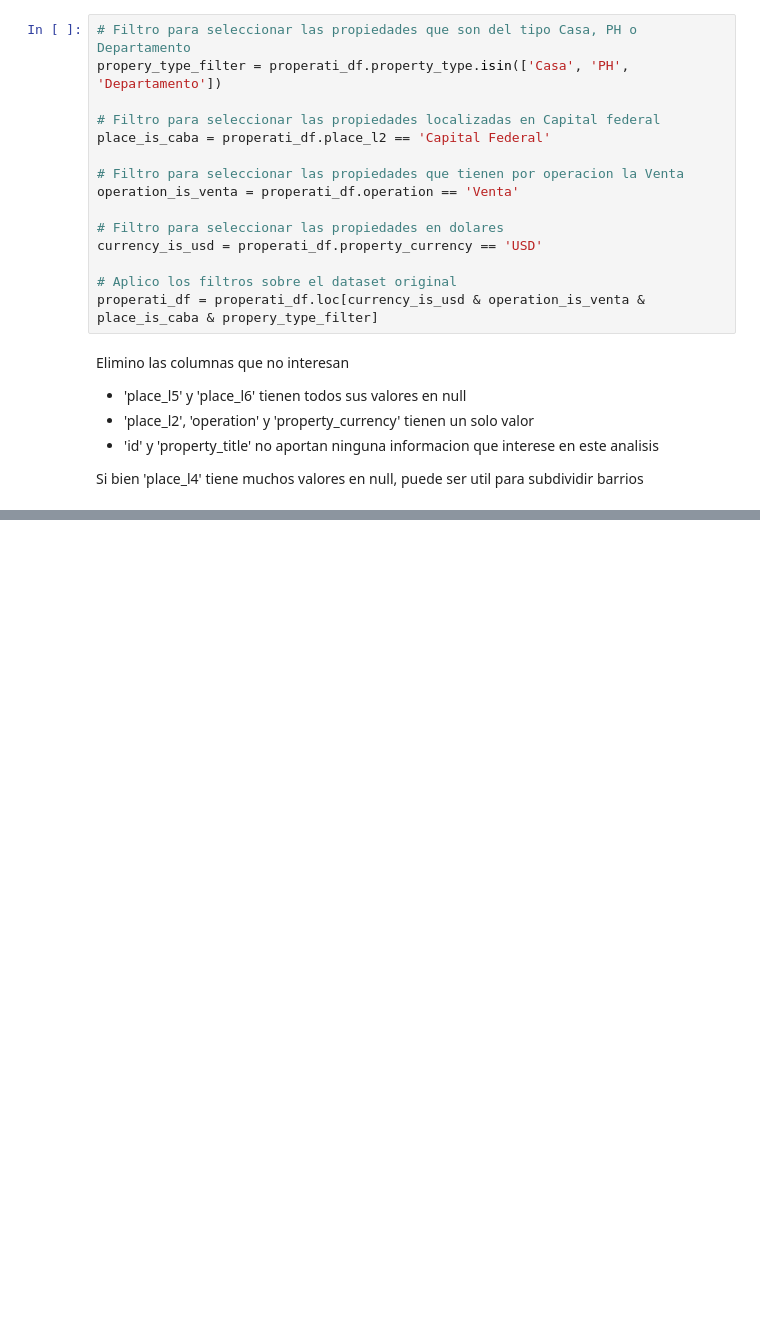
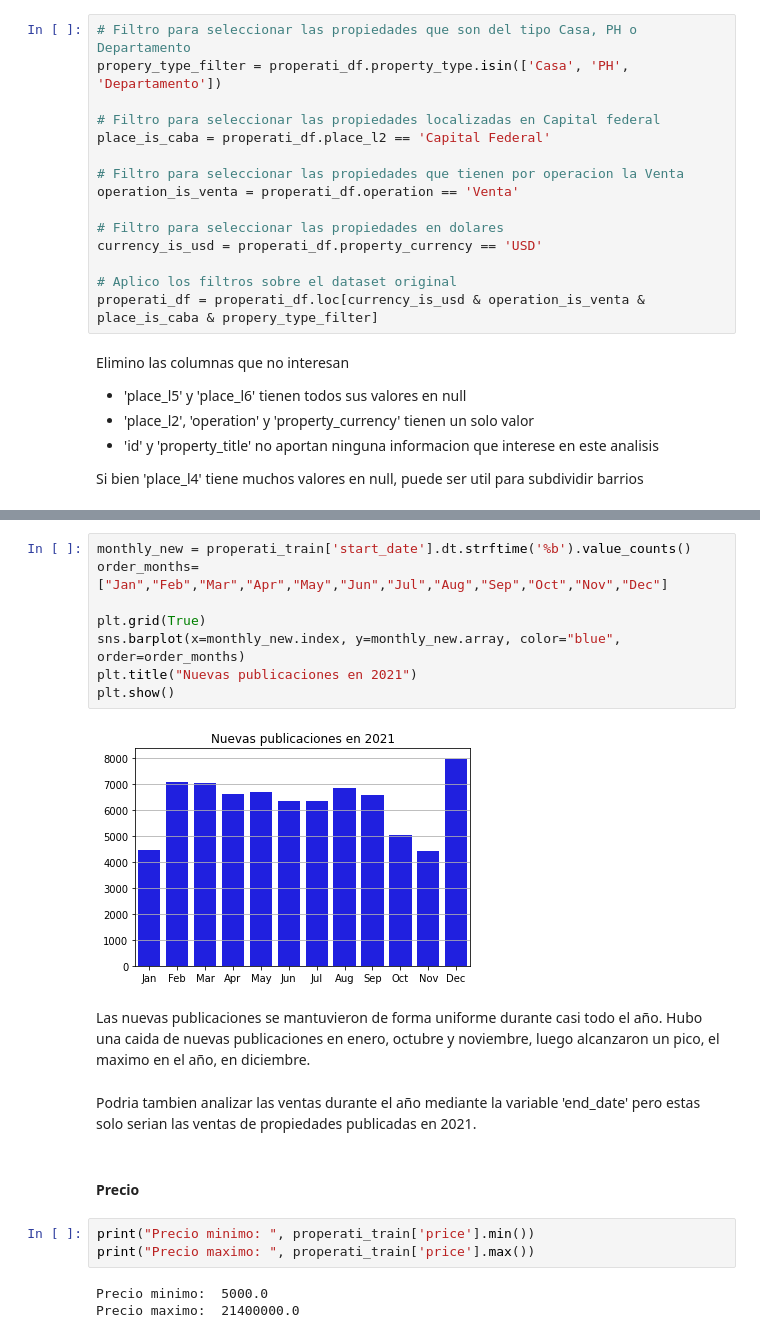
Before and after one commit to FranFiuba/7506R-2C2022-GRUPO02, a Jupyter notebook: 7506R_TP1_GRUPO02_ENTREGA.ipynb, the cells around one changed output, grey strips where cells are left out. Saved outputs shown, nothing was run; the diff lists cells and outputs as text; blank space fills up the shorter version.

```diff
--- a/7506R_TP1_GRUPO02_ENTREGA.ipynb
+++ b/7506R_TP1_GRUPO02_ENTREGA.ipynb
@@ -282,0 +325,22 @@ properati_df.groupby('property_type')['property_price'].agg([np.mean, np.median]
+# %%
+monthly_new = properati_train['start_date'].dt.strftime('%b').value_counts()
+order_months=["Jan","Feb","Mar","Apr","May","Jun","Jul","Aug","Sep","Oct","Nov","Dec"]
+
+plt.grid(True)
+sns.barplot(x=monthly_new.index, y=monthly_new.array, color="blue", order=order_months)
+plt.title("Nuevas publicaciones en 2021")
+plt.show()
+# %% [output]
+[figure, added]
+# %% [markdown]
+Las nuevas publicaciones se mantuvieron de forma uniforme durante casi todo el año. Hubo una caida de nuevas publicaciones en enero, octubre y noviembre, luego alcanzaron un pico, el maximo en el año, en diciembre.
+# %% [markdown]
+Podria tambien analizar las ventas durante el año mediante la variable 'end_date' pero estas solo serian las ventas de propiedades publicadas en 2021.
+# %% [markdown]
+#### **Precio**
+# %%
+print("Precio minimo: ", properati_train['price'].min())
+print("Precio maximo: ", properati_train['price'].max())
+# %% [output]
+Precio minimo:  5000.0
+Precio maximo:  21400000.0
```
Also changed, not shown: parts of 407 cells of this notebook.
